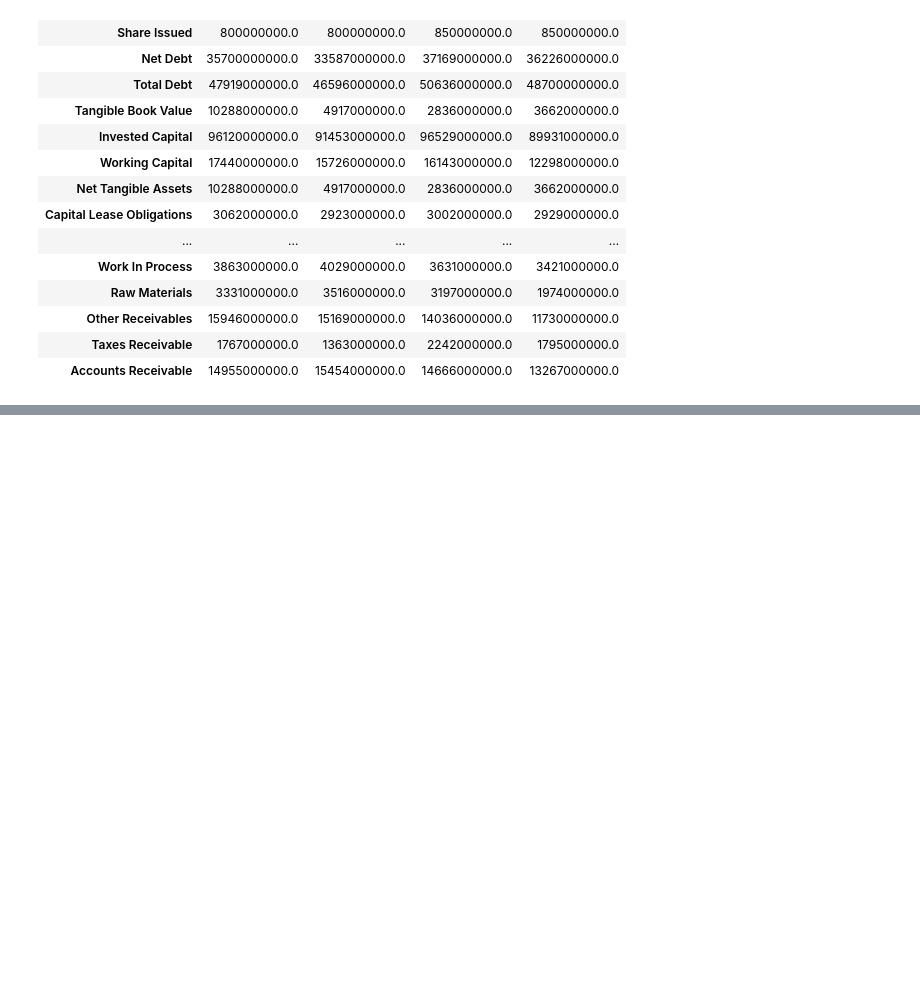
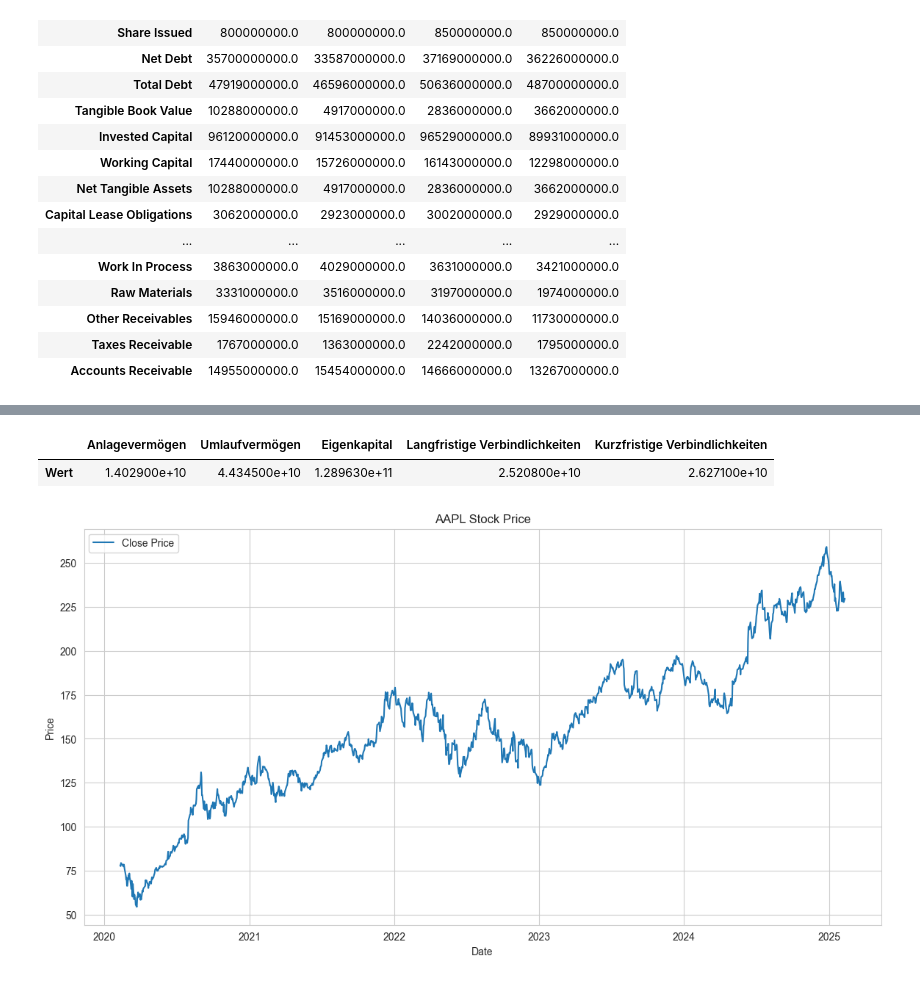
Before and after one commit to altendeh/Digitale-Unternehmensfuehrung, a Jupyter notebook: get_data/API_testing.ipynb, the cells around one changed output, grey strips where cells are left out. Cells and saved outputs as stored; diff of their text form; code cells hidden in the pictures; blank space fills up the shorter version.

Commit message:
prediction test

```diff
--- a/get_data/API_testing.ipynb
+++ b/get_data/API_testing.ipynb
@@ -217,0 +261,5 @@ historical_data.head()
+# %%
+berechne_strukturbilanz(balance_nvda_2024)
+# %% [output]
+|  | Anlagevermögen | Umlaufvermögen | Eigenkapital | Langfristige Verbindlichkeiten | Kurzfristige Verbindlichkeiten |
+| Wert | 1.402900e+10 | 4.434500e+10 | 1.289630e+11 | 2.520800e+10 | 2.627100e+10 |
@@ -217,0 +274,41 @@ historical_data.head()
+# %%
+# 1. Datenabruf mit yfinance
+ticker = 'AAPL'
+data = yf.Ticker(ticker).history(period='5y')
+data = data[['Close']]
+# %%
+# 2. Datenaufbereitung und Visualisierung
+plt.figure(figsize=(14, 7))
+plt.plot(data.index, data['Close'], label='Close Price')
+plt.title(f'{ticker} Stock Price')
+plt.xlabel('Date')
+plt.ylabel('Price')
+plt.legend()
+plt.show()
+
+# Daten skalieren
+scaler = MinMaxScaler(feature_range=(0, 1))
+scaled_data = scaler.fit_transform(data)
+
+# Trainings- und Testdatensätze erstellen
+train_size = int(len(scaled_data) * 0.8)
+train_data = scaled_data[:train_size]
+test_data = scaled_data[train_size:]
+
+# Funktion zur Erstellung von Datensätzen für das LSTM-Modell
+def create_dataset(data, time_step=1):
+    X, y = [], []
+    for i in range(len(data) - time_step - 1):
+        X.append(data[i:(i + time_step), 0])
+        y.append(data[i + time_step, 0])
+    return np.array(X), np.array(y)
+
+time_step = 60
+X_train, y_train = create_dataset(train_data, time_step)
+X_test, y_test = create_dataset(test_data, time_step)
+
+# Daten reshapen für das LSTM-Modell
+X_train = X_train.reshape(X_train.shape[0], X_train.shape[1], 1)
+X_test = X_test.reshape(X_test.shape[0], X_test.shape[1], 1)
+# %% [output]
+[figure, added]
```
Also changed, not shown: parts of 17 cells of this notebook.
